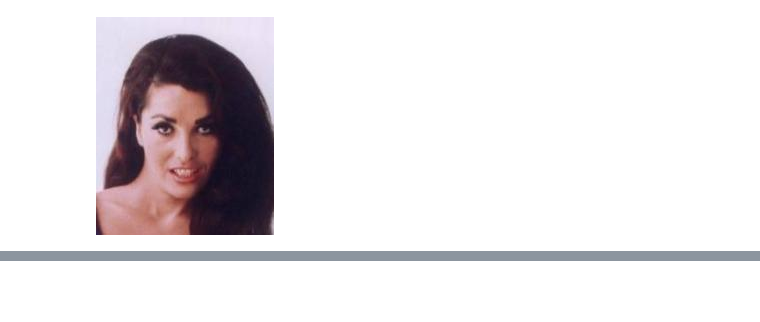
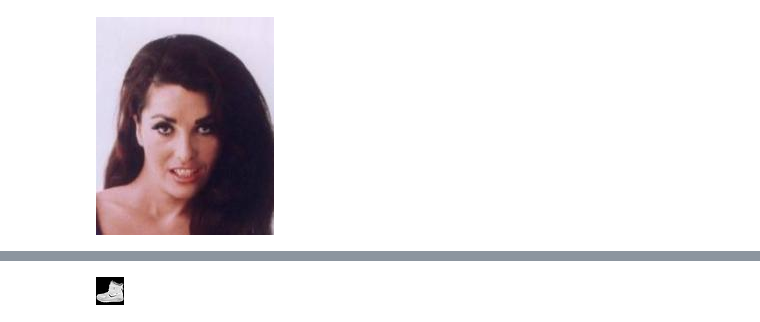
Before and after one commit to armandli/journal, a Jupyter notebook: diffusion/datasets.ipynb, the cells around one changed output, grey strips where cells are left out. Saved outputs shown, nothing was run; the diff lists cells and outputs as text; code cells hidden in the pictures; blank space fills up the shorter version.

```diff
--- a/diffusion/datasets.ipynb
+++ b/diffusion/datasets.ipynb
@@ -48,3 +48,5 @@ img, label = dataset[10]
 img
 # %% [output]
 [figure]
+# %%
+dataset = datasets.FashionMNIST(root=data_dir, download=True)
@@ -50,0 +73,6 @@ img
+# %%
+img, label = dataset[0]
+# %%
+img
+# %% [output]
+[figure, added]
```
Also changed, not shown: parts of 1 cell of this notebook, 5 other files.
